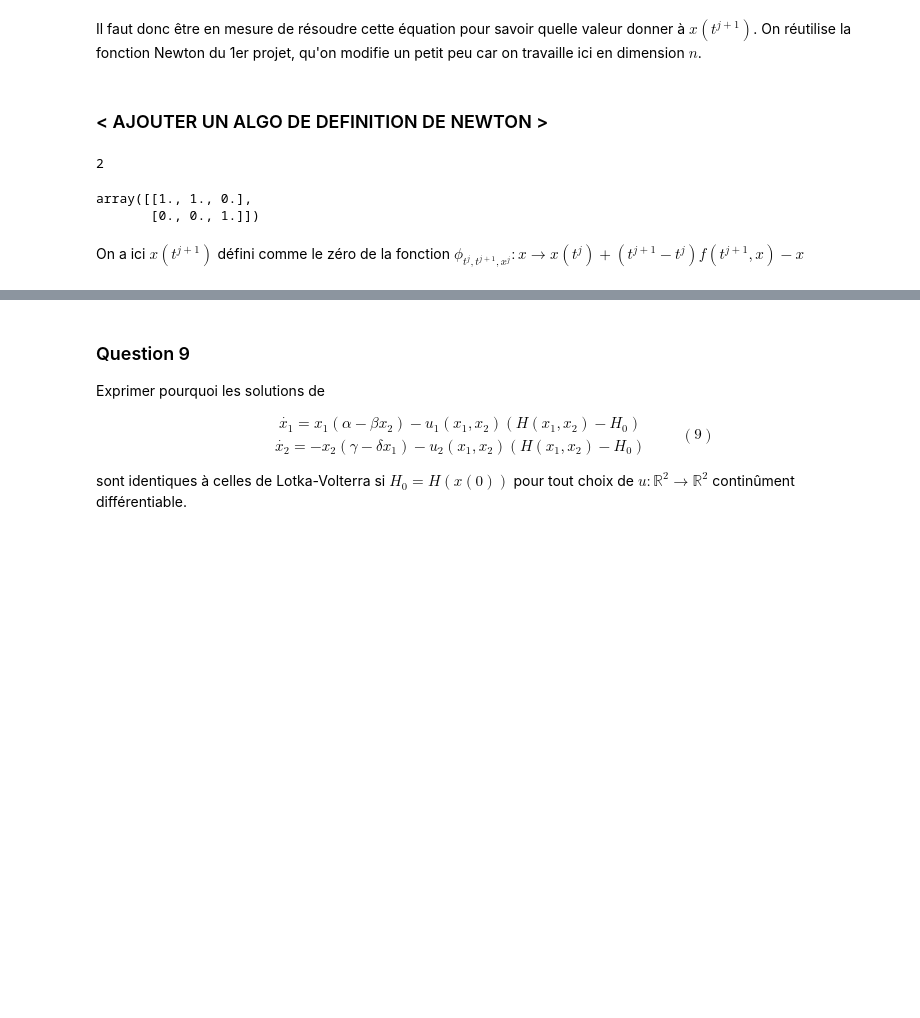
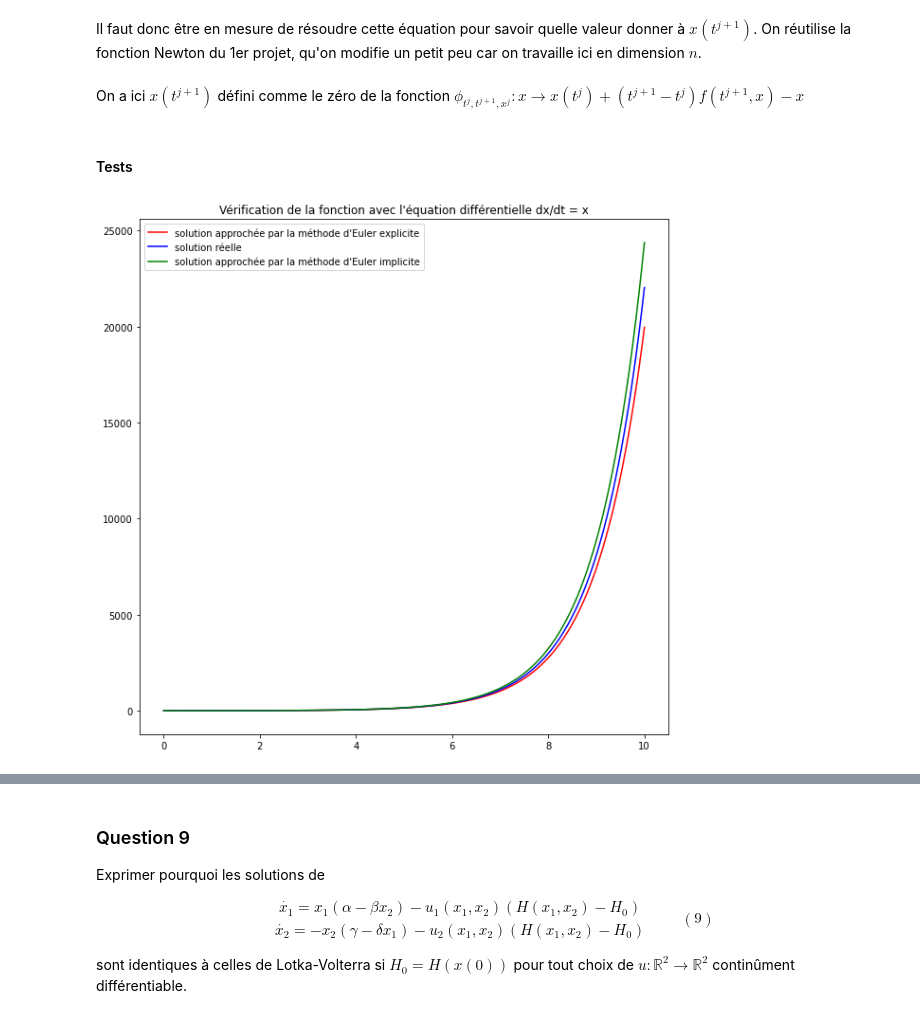
Before and after one commit to adrienmignot/projet_maths_info_chloevogeeeeeeeeeeeel, a Jupyter notebook: Projet_maths_info_2.ipynb, the cells around one changed output, grey strips where cells are left out. Saved outputs shown, nothing was run; the diff lists cells and outputs as text; code cells hidden in the pictures; blank space fills up the shorter version.

Commit message:
derniers ajouts

```diff
--- a/Projet_maths_info_2.ipynb
+++ b/Projet_maths_info_2.ipynb
@@ -390,32 +413,11 @@ De la même manière que précédemment, on raisonne ici avec des tableaux vecto
 $$ \forall j \in \left [ 1,...,N \right ], \; x(t^{j+1}) = x(t^{j}) + (t^{j+1} - t^{j})f(t^{j+1},x(t^{j+1})) $$
 # %% [markdown]
 Il faut donc être en mesure de résoudre cette équation pour savoir quelle valeur donner à $x(t^{j+1})$. On réutilise la fonction Newton du 1er projet, qu'on modifie un petit peu car on travaille ici en dimension $n$.
-# %% [markdown]
-### < AJOUTER UN ALGO DE DEFINITION DE NEWTON >
-# %%
-## TESTS A EFFACER
-
-def g(x,y,z):
-    return np.array([x*y,z])
-
-print (len(g(1,1,1)))
-
-np.array([j(g, 0)(1.,1.,1.), j(g, 1)(1.,1.,1.), j(g, 2)(1.,1.,1.)]).T
-# %% [output]
-2
-array([[1., 1., 0.],
-       [0., 0., 1.]])
 # %%
 def J(f):
     j = autograd.jacobian
     def J_f(x):
-        n1 = len(x)
-        n2 = len(j(f,0)(x))
-        jacob = np.zeros((n1,n2))
-
-        for i in range (n1):
-            jacob[i] = j(f,i)(x)
-        return jacob.T
+        return j(f)(x)
     return J_f
 
 def Newton(F, x0, eps=10e-5, N=100):
@@ -427,7 +429,7 @@ def Newton(F, x0, eps=10e-5, N=100):
         x = x0 - np.dot(inv_J_F,F(x0))
 
         if np.linalg.norm(x-x0) <= eps:
-            return x, y
+            return x
         x0 = x
     else:
         raise ValueError(f"no convergence in {N} steps.")
@@ -448,9 +450,36 @@ def solve_euler_implicit(f,x0,dt,t0,tf):
     for i in range(N-1): # il nous faut une liste de N valeurs en tout, et on en a déjà une
         def phi(var):
             return x[i] - var + (t[i+1] - t[i])*f(t[i+1],var)
-        x1,x2 = x[i]
-        x[i+1] = (Newton(phi,x1,x2)) #on fait partir Newton de la dernière valeur connue de x, car on sait qu'on n'est pas loin
+        x[i+1] = (Newton(phi,x[i])) #on fait partir Newton de la dernière valeur connue de x, car on sait qu'on n'est pas loin
         #on définit phi à l'intérieur de la boucle for car cette fonction dépend des valeurs de temps et de x déjà connues
     return t,x
 # %% [markdown]
 On a ici $x(t^{j+1})$ défini comme le zéro de la fonction $\phi_{t^{j},t^{j+1},x^{j}} : x \rightarrow x(t^{j}) + (t^{j+1} - t^{j})f(t^{j+1},x) - x$
+# %% [markdown]
+#### Tests
+# %%
+# Test
+
+x0 = np.array([1])
+t0 = 0
+dt = 0.02
+tf = 10
+
+def fonction(t,x):
+    return x
+
+
+
+t,x = solve_euler_explicit(fonction,x0,dt,t0,tf)
+t,y = solve_euler_implicit(fonction,x0,dt,t0,tf)
+x1 = x[:,:,0]
+y1 = y[:,:,0]
+plt.plot(t,x1,color = 'red')
+plt.plot(t,np.exp(t), color = 'blue')
+plt.plot(t,y1,color = 'green')
+legend = ["solution approchée par la méthode d'Euler explicite",'solution réelle',"solution approchée par la méthode d'Euler implicite"]
+plt.title("Vérification de la fonction avec l'équation différentielle dx/dt = x")
+plt.legend(legend)
+plt.show()
+# %% [output]
+[figure, added]
```
Also changed, not shown: parts of 7 cells of this notebook.
